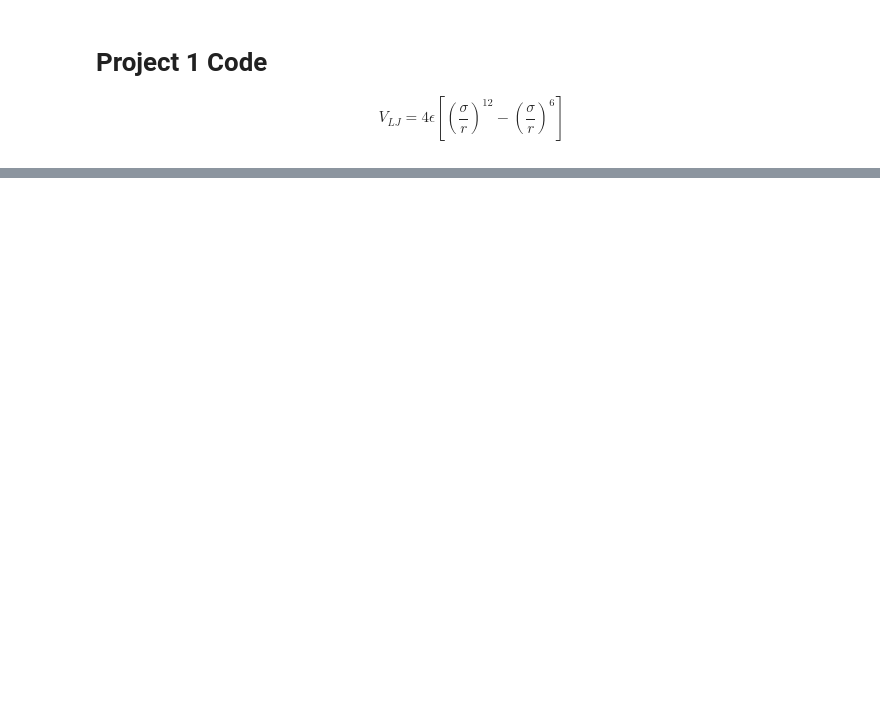
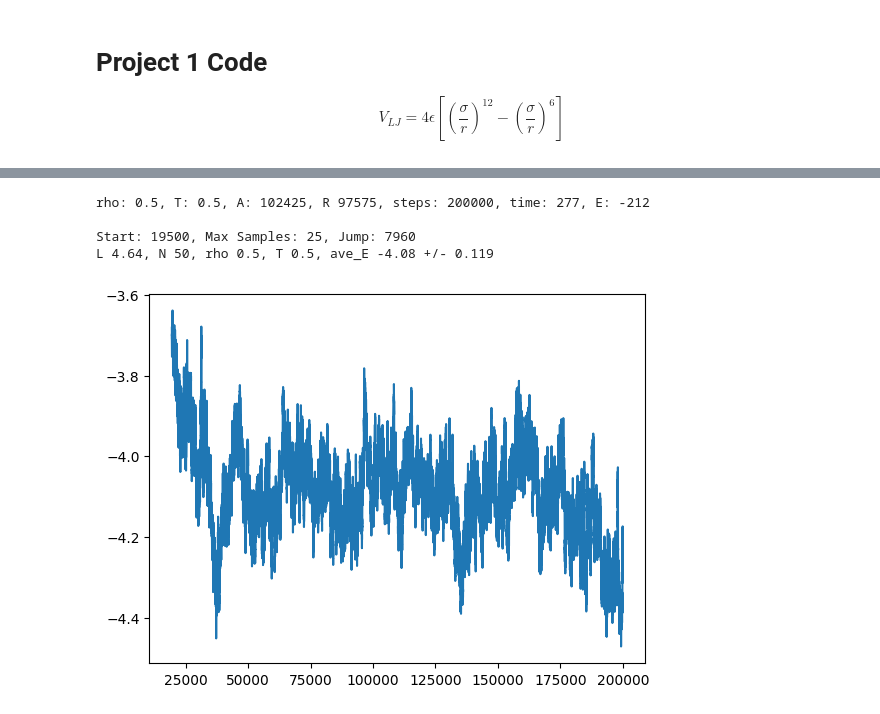
Before and after one commit to shawk17/563-shawk17, a Jupyter notebook: Project_1_offlattice_mc.ipynb, the cells around one changed output, grey strips where cells are left out. Cells and saved outputs as stored; diff of their text form; code cells hidden in the pictures; blank space fills up the shorter version.

```diff
--- a/Project_1_offlattice_mc.ipynb
+++ b/Project_1_offlattice_mc.ipynb
@@ -25,6 +25,7 @@ class Particle():
   def __repr__(self):
     return f'{self.id}'
 # %%
+# @title
 class Volume():
   def __init__(self,N=5,L=4,T=1.0, epsilon=1, sigma = 1, m = 40,dim=3, rcut=2.5):
     self.rcut = rcut*sigma
@@ -46,6 +47,7 @@ class Volume():
     self.E = self.energy()
     self.m = m
     self.V = self.L**3
+    self.rho = self.N / self.V
 
   def energy(self):
     energy = 0
@@ -85,8 +87,9 @@ class Volume():
 # %%
 # Simulation class
 class Simulation():
-  def __init__(self,move=0.1,N=5,L=3,T=1.,seed=2, verbose = True, **kwargs):
-    np.random.seed(seed)
+  def __init__(self,move=0.1,N=5,L=3,T=1.,seed=False, verbose = True, **kwargs):
+    if seed:
+      np.random.seed(seed)
     self.volume = Volume(N,L,T, **kwargs)
     self.volume.E = self.volume.E
     self.move = move
@@ -98,7 +101,7 @@ class Simulation():
     self.verbose = verbose
 
   def __repr__(self):
-    return f'Vol: {self.volume.V:.3g}, accept: {self.accepted}, reject {self.rejected}, steps: {self.steps}'
+    return f'rho: {self.volume.rho:.2g}, T: {self.volume.T}, A: {self.accepted}, R {self.rejected}, steps: {self.steps}, time: {self.time:.3g}, E: {self.volume.E:.3g}'
 
   def trial_move(self):
     p = np.random.choice(self.volume.particles)
@@ -143,6 +146,7 @@ class Simulation():
       if keep_loc:
         self.particle_locs.append(copy.deepcopy(self.volume.particles))
     t2 = time.perf_counter()
+    self.time = t2 - t1
     if self.verbose:
       print(f'Ran {steps} in {t2-t1:.5g} seconds')
       print(f'Acceptance: {self.accepted/steps};    Rejection: {self.rejected/steps}')
@@ -182,0 +246,28 @@ plt.show()
+# %%
+N = 50
+L = (N / 0.5)**(1/3)
+
+sim = Simulation(move=0.1, N=N, L=L, T=0.5, epsilon=1,
+                sigma=1, dim=3, verbose=False, seed = i)
+sim.run(200000, move_gradient = None)
+print(sim)
+
+start, max_samples, jump = find_max_independent_samples(sim.energies[1000:], skip = 500)
+
+new_start = start +  1000
+ave_energies = np.mean(sim.energies[new_start::jump])
+std_energies = np.std(sim.energies[new_start::jump])
+
+print(f'\nStart: {new_start}, Max Samples: {max_samples}, Jump: {jump}')
+print(f'L {L:.3g}, N {N}, rho {sim.volume.rho:.3g}, T {sim.volume.T}, ave_E {ave_energies:.2f} +/- {std_energies:.3f}')
+# %% [output]
+rho: 0.5, T: 0.5, A: 102425, R 97575, steps: 200000, time: 277, E: -212
+
+Start: 19500, Max Samples: 25, Jump: 7960
+L 4.64, N 50, rho 0.5, T 0.5, ave_E -4.08 +/- 0.119
+# %%
+sim_cl = sim
+plt.plot(range(new_start,len(sim_cl.energies)),sim_cl.energies[new_start:])
+plt.show()
+# %% [output]
+[figure, added]
```
Also changed, not shown: parts of 9 cells of this notebook.
